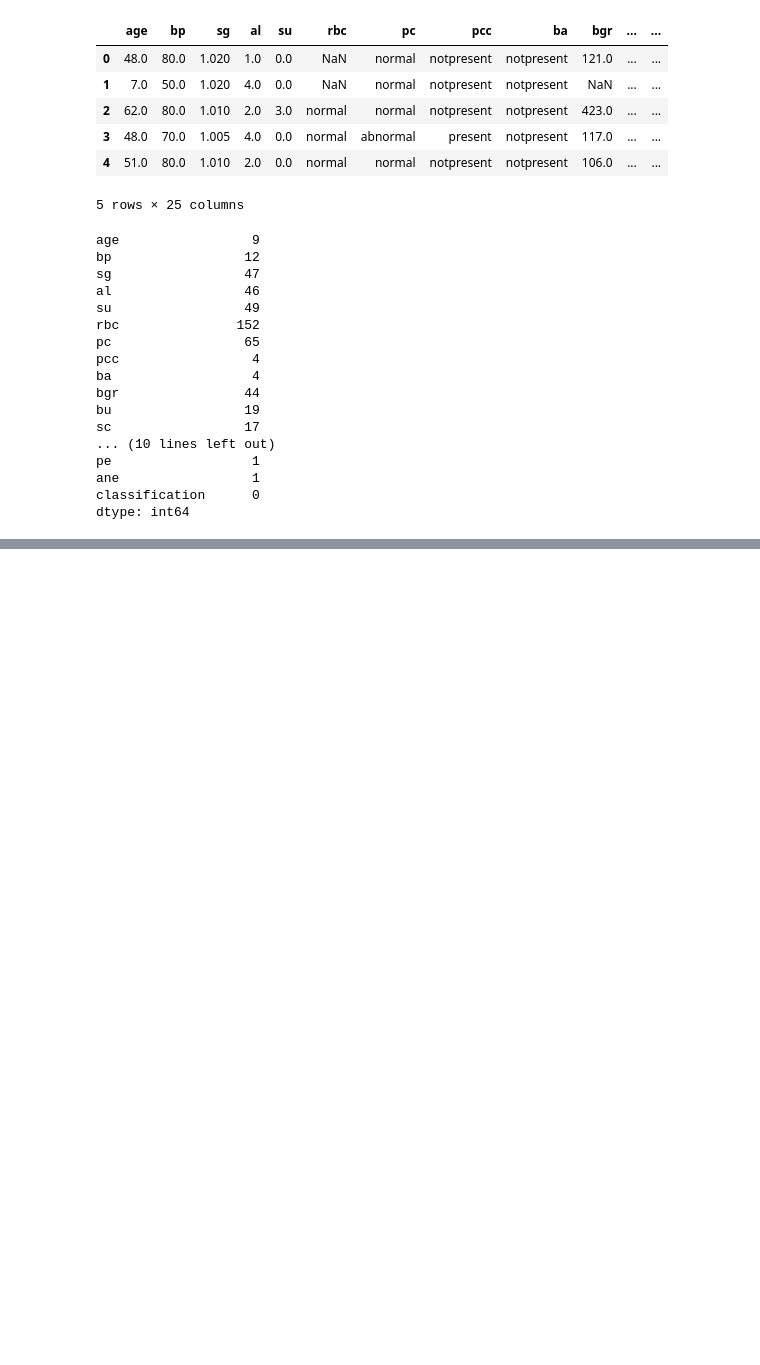
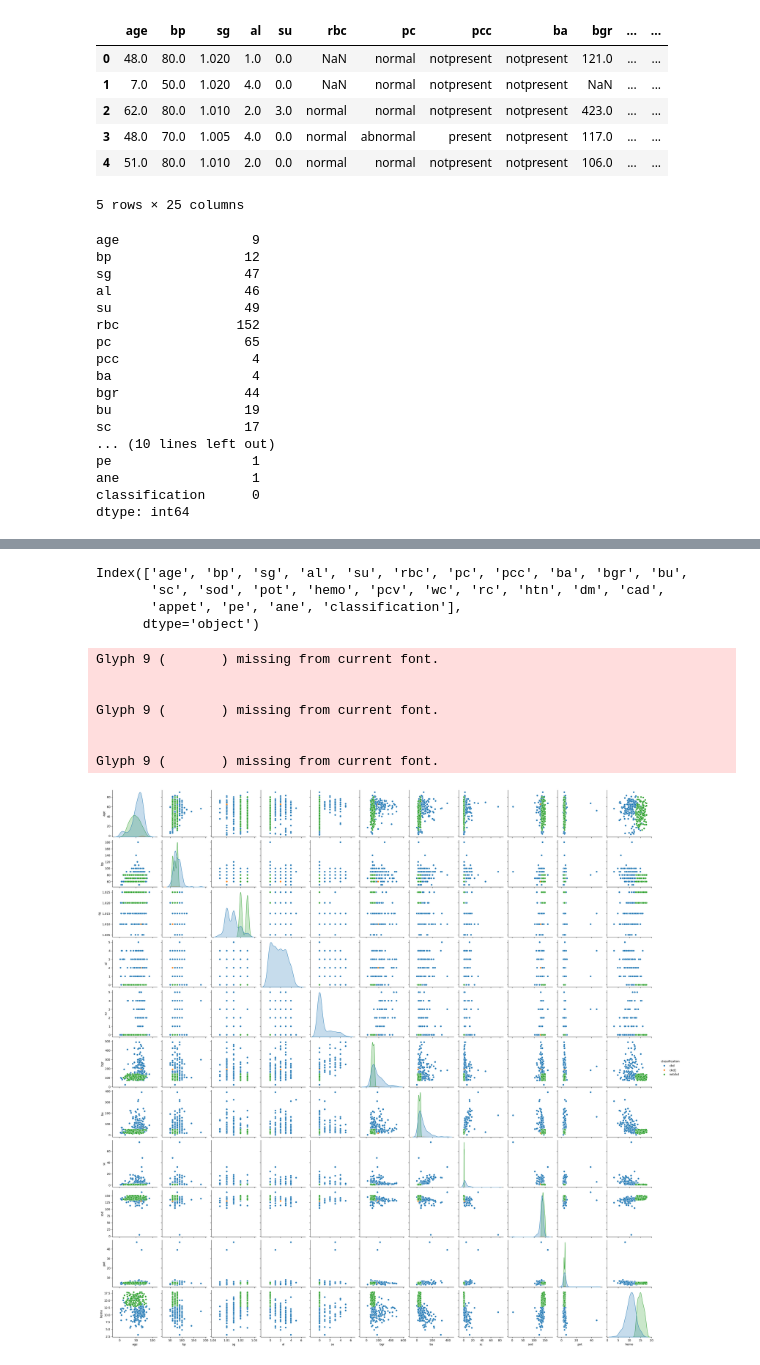
Before and after one commit to shailenderacc/MastersDS, a Jupyter notebook: DecisionTree.ipynb, the cells around one changed output, grey strips where cells are left out. Drawn from its saved outputs; the diff is of its cells as text; code cells hidden in the pictures; blank space fills up the shorter version.

```diff
--- a/DecisionTree.ipynb
+++ b/DecisionTree.ipynb
@@ -92,3 +92,21 @@ dtype: int64
 px.pie(df, 'classification', color='classification',color_discrete_sequence=['#007500','#5CFF5C'],title='Data Distribution')
 # %% [output]
 [interactive output not drawn]
+# %%
+df.columns
+# %% [output]
+Index(['age', 'bp', 'sg', 'al', 'su', 'rbc', 'pc', 'pcc', 'ba', 'bgr', 'bu',
+       'sc', 'sod', 'pot', 'hemo', 'pcv', 'wc', 'rc', 'htn', 'dm', 'cad',
+       'appet', 'pe', 'ane', 'classification'],
+      dtype='object')
+# %%
+sns.pairplot(data=df, hue='classification');
+# %% [output]
+Glyph 9 (       ) missing from current font.
+
+
+Glyph 9 (       ) missing from current font.
+
+
+Glyph 9 (       ) missing from current font.
+[figure, added]
```
